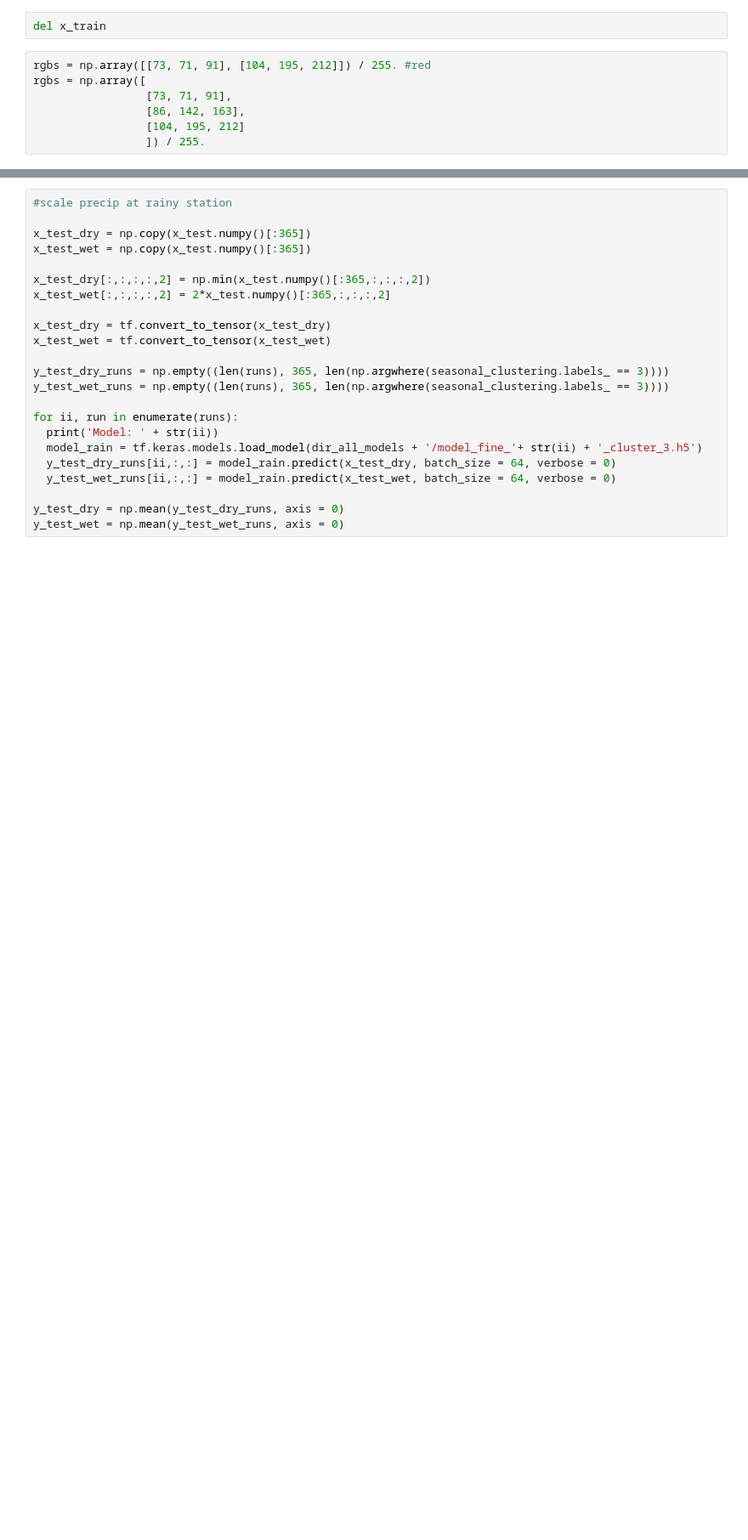
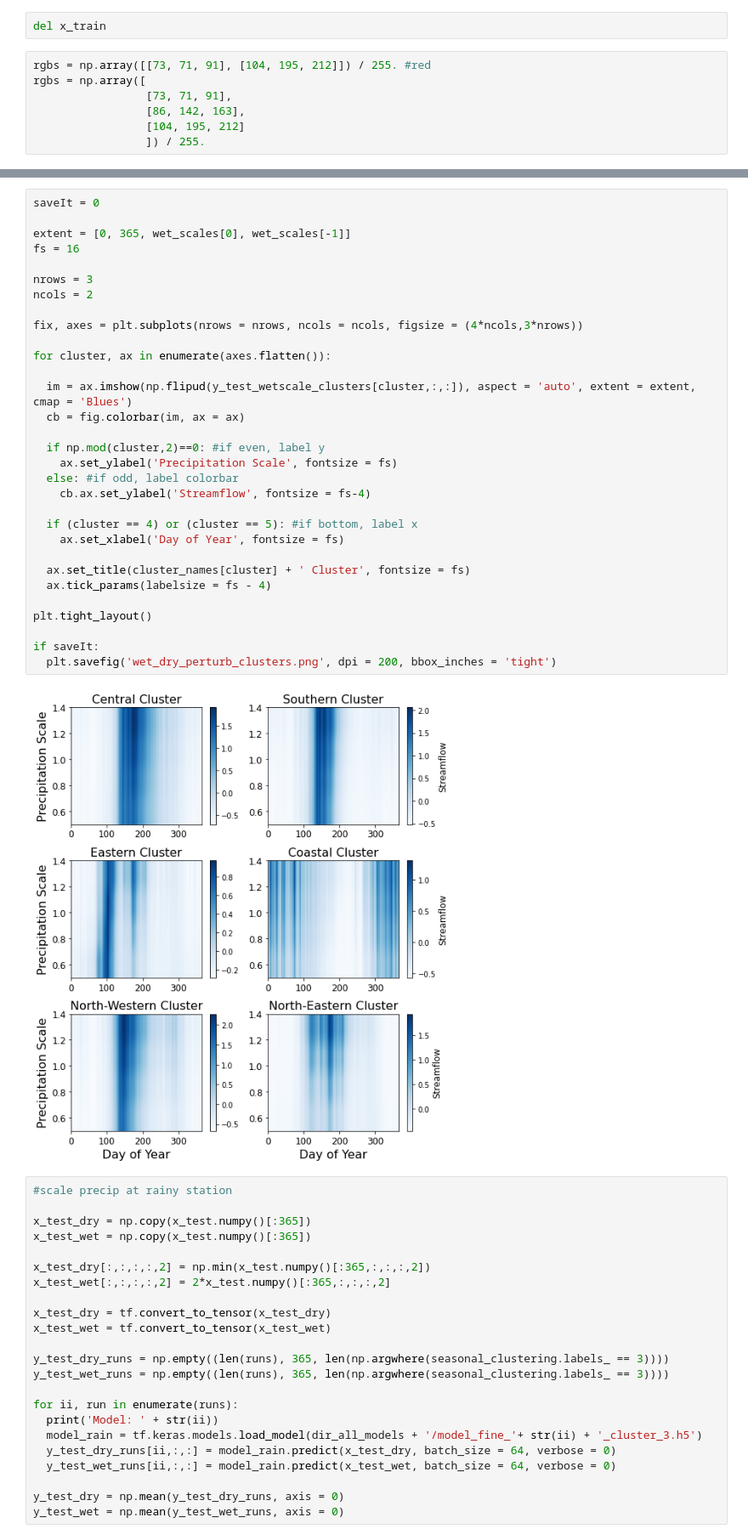
Before and after one commit to andersonsam/cnn_lstm_era, a Jupyter notebook: main_publish.ipynb, the cells around one changed output, grey strips where cells are left out. Shown at 85% size. Saved outputs shown, nothing was run; the diff lists cells and outputs as text; blank space fills up the shorter version.

```diff
--- a/main_publish.ipynb
+++ b/main_publish.ipynb
@@ -3130,3 +3270,36 @@ rgbs = np.array([
+# %%
+saveIt = 0
+
+extent = [0, 365, wet_scales[0], wet_scales[-1]]
+fs = 16
+
+nrows = 3
+ncols = 2
+
+fix, axes = plt.subplots(nrows = nrows, ncols = ncols, figsize = (4*ncols,3*nrows))
+
+for cluster, ax in enumerate(axes.flatten()):
+
+  im = ax.imshow(np.flipud(y_test_wetscale_clusters[cluster,:,:]), aspect = 'auto', extent = extent, cmap = 'Blues')
+  cb = fig.colorbar(im, ax = ax)
+
+  if np.mod(cluster,2)==0: #if even, label y
+    ax.set_ylabel('Precipitation Scale', fontsize = fs)
+  else: #if odd, label colorbar
+    cb.ax.set_ylabel('Streamflow', fontsize = fs-4)
+
+  if (cluster == 4) or (cluster == 5): #if bottom, label x
+    ax.set_xlabel('Day of Year', fontsize = fs)
+
+  ax.set_title(cluster_names[cluster] + ' Cluster', fontsize = fs)
+  ax.tick_params(labelsize = fs - 4)
+
+plt.tight_layout()
+
+if saveIt:
+  plt.savefig('wet_dry_perturb_clusters.png', dpi = 200, bbox_inches = 'tight')
+# %% [output]
+[figure, added]
 # %%
 #scale precip at rainy station
 
```
Also changed, not shown: parts of 6 cells of this notebook.
